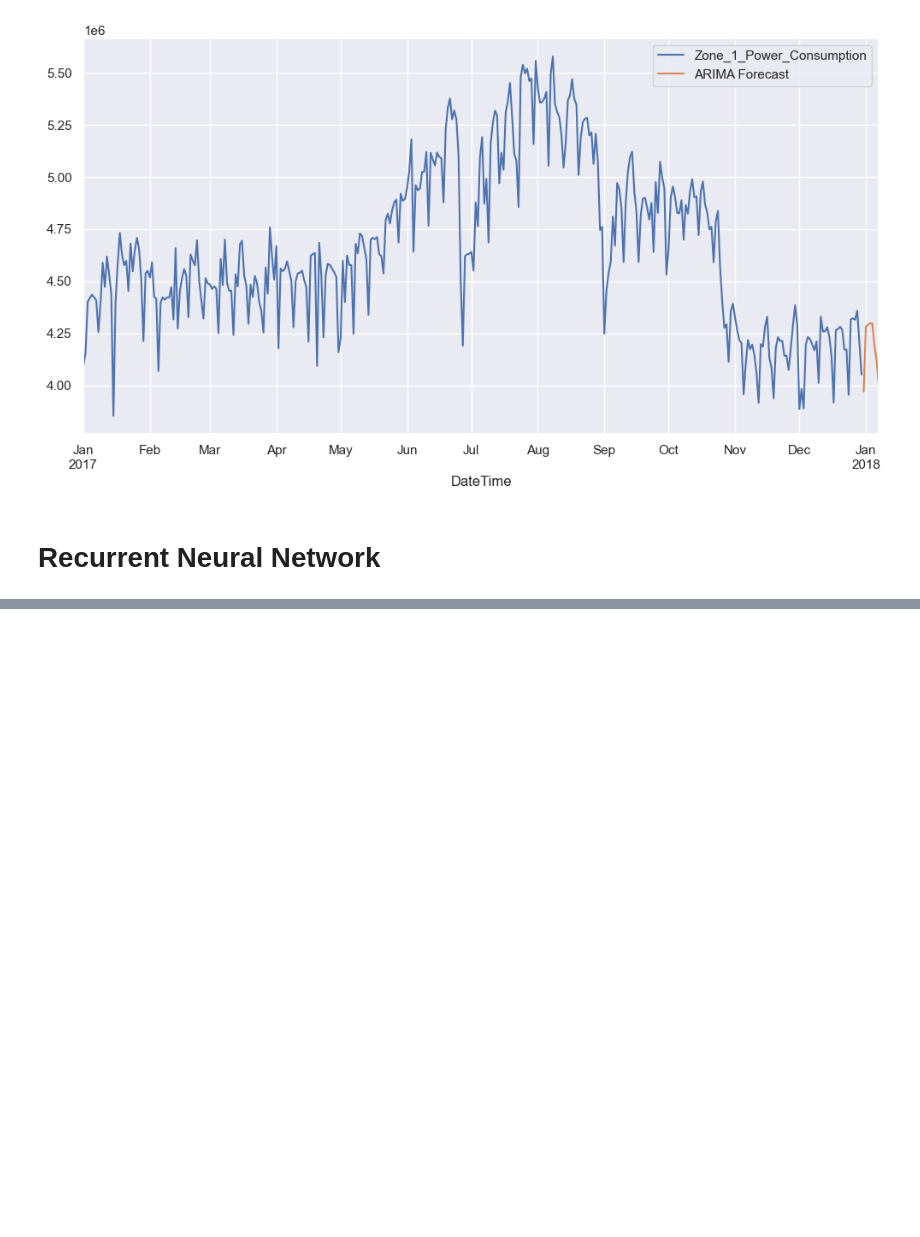
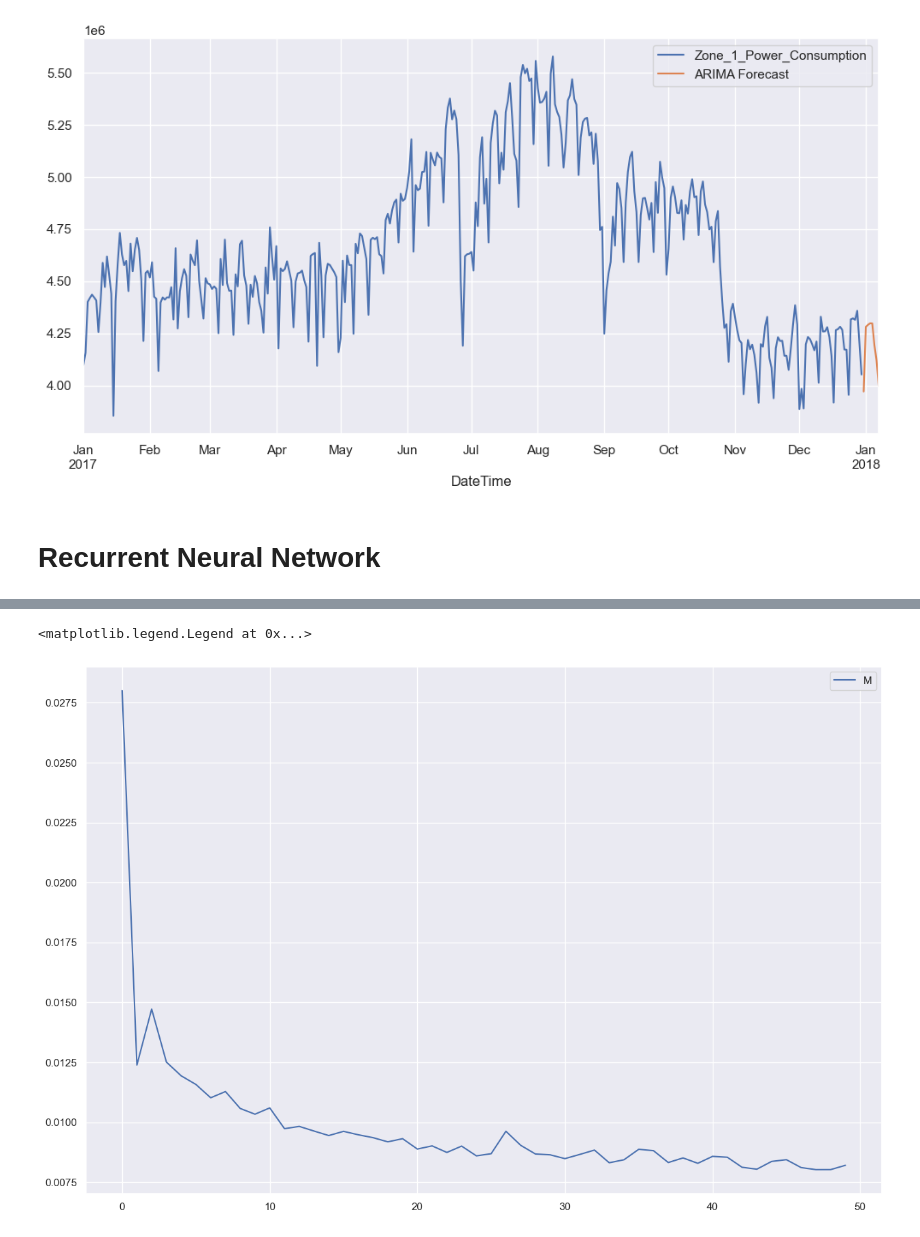
Before and after one commit to Mahyar-Fazelzadeh/Energy-Consumption-Prediction-using-Arima-and-RNN-models, a Jupyter notebook: power_consumption_of_Tetouan_city.ipynb, the cells around one changed output, grey strips where cells are left out. Drawn from its saved outputs; the diff is of its cells as text; code cells hidden in the pictures; blank space fills up the shorter version.

```diff
--- a/power_consumption_of_Tetouan_city.ipynb
+++ b/power_consumption_of_Tetouan_city.ipynb
@@ -390,0 +434,6 @@ warnings.filterwarnings('ignore')
+# %%
+# Time Series Generator - Generates batches that retain their sequences
+# Batches of 7 Days + the resulting value for day 8
+
+ts_generator = TimeseriesGenerator(scaled_train, scaled_train, length=7, batch_size=1)
+ts_generator[0]
@@ -390,0 +464,10 @@ warnings.filterwarnings('ignore')
+# %%
+n_features = 1
+n_input = 7
+
+model = Sequential()
+model.add(LSTM(100, activation='relu', input_shape=(n_input, n_features)))
+model.add(Dense(1))
+# %%
+model.compile(optimizer='adam', loss='mse')
+model.summary()
@@ -390,0 +488,2 @@ warnings.filterwarnings('ignore')
+# %%
+model.fit_generator(generator = ts_generator, epochs=50)
@@ -390,0 +509,7 @@ warnings.filterwarnings('ignore')
+# %%
+plt.figure(figsize=(15,10))
+plt.plot(model.history.history['loss'])
+plt.legend(labels='MSE')
+# %% [output]
+<matplotlib.legend.Legend at 0x...>
+[figure, added]
```
Also changed, not shown: parts of 18 cells of this notebook, 2 other files.
